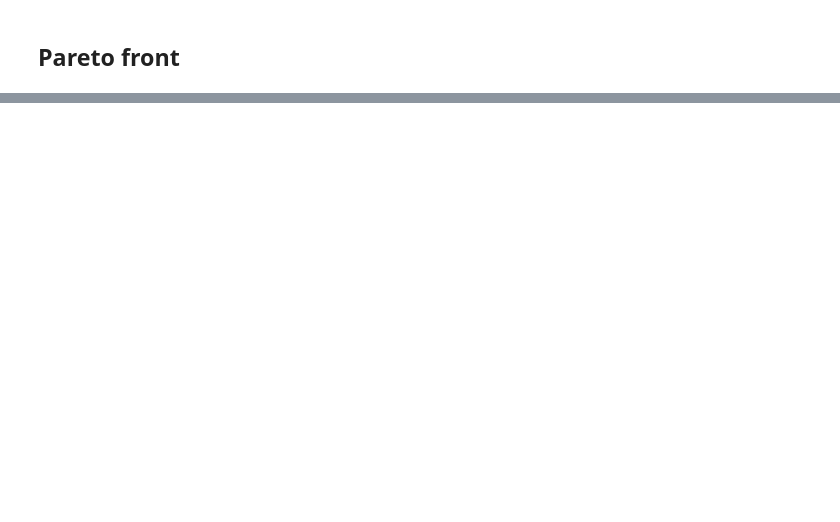
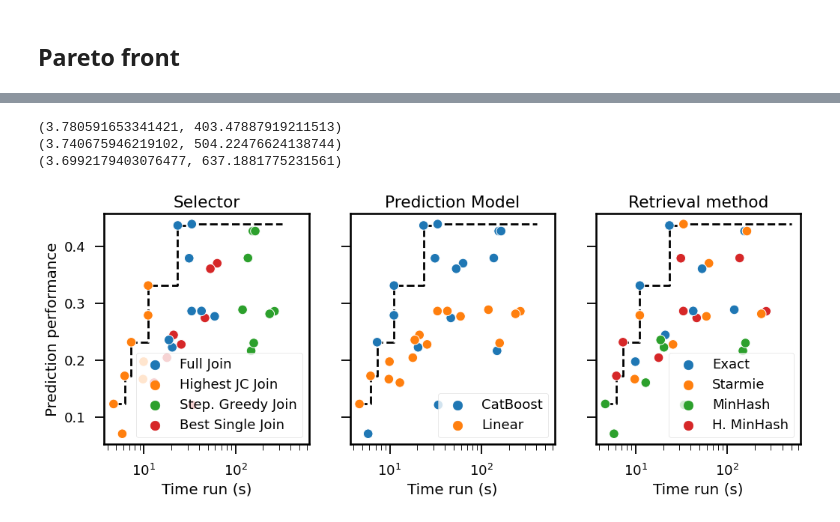
Before and after one commit to rcap107/retrieve-merge-predict, a Jupyter notebook: notebooks/Additional plots.ipynb, the cells around one changed output, grey strips where cells are left out. Cells and saved outputs as stored; diff of their text form; code cells hidden in the pictures; blank space fills up the shorter version.

```diff
--- a/notebooks/Additional plots.ipynb
+++ b/notebooks/Additional plots.ipynb
@@ -146,0 +161,45 @@ y = res["time_run_scaled"]
+# %%
+x = res["time_run"]
+y = res["y"]
+
+fig, axs = plt.subplots(1, 3, squeeze=True, sharey=True,sharex=True, figsize=(12,4))
+
+axs[0].set_xscale("log")
+axs[0].set_ylabel("Prediction performance")
+xs = np.array(x)
+ys = np.array(y)
+perm = np.argsort(xs)
+xs = xs[perm]
+ys = ys[perm]
+
+for idx, ax in enumerate(axs):
+    sns.scatterplot(data=res.to_pandas(), x="time_run", y="y", hue=hues[idx], ax=ax,
+                    palette=palettes[idx], hue_order=hue_order[idx],
+                    )
+
+    xs_pareto = [xs[0], xs[0]]
+    ys_pareto = [ys[0], ys[0]]
+    for i in range(1, len(xs)):
+        if ys[i] > ys_pareto[-1]:
+            xs_pareto.append(xs[i])
+            ys_pareto.append(ys_pareto[-1])
+            xs_pareto.append(xs[i])
+            ys_pareto.append(ys[i])
+    xs_pareto.append(ax.get_xlim()[1])
+    ys_pareto.append(ys_pareto[-1])
+
+    ax.plot(xs_pareto, ys_pareto, "--", color="k", linewidth=2, zorder=0.8)
+
+    print(ax.get_xlim())
+    ax.set_title(titles[idx])
+    h, l = ax.get_legend_handles_labels()
+    ax.legend(h, [constants.LABEL_MAPPING[hues[idx]][_] for _ in l ], title=None, )
+    ax.set_xlabel("Time run (s)")
+
+fig.savefig("images/pareto_frontier_time.pdf")
+fig.savefig("images/pareto_frontier_time.png")
+# %% [output]
+(3.780591653341421, 403.47887919211513)
+(3.740675946219102, 504.22476624138744)
+(3.6992179403076477, 637.1881775231561)
+[figure, added]
```
Also changed, not shown: parts of 8 cells of this notebook.
